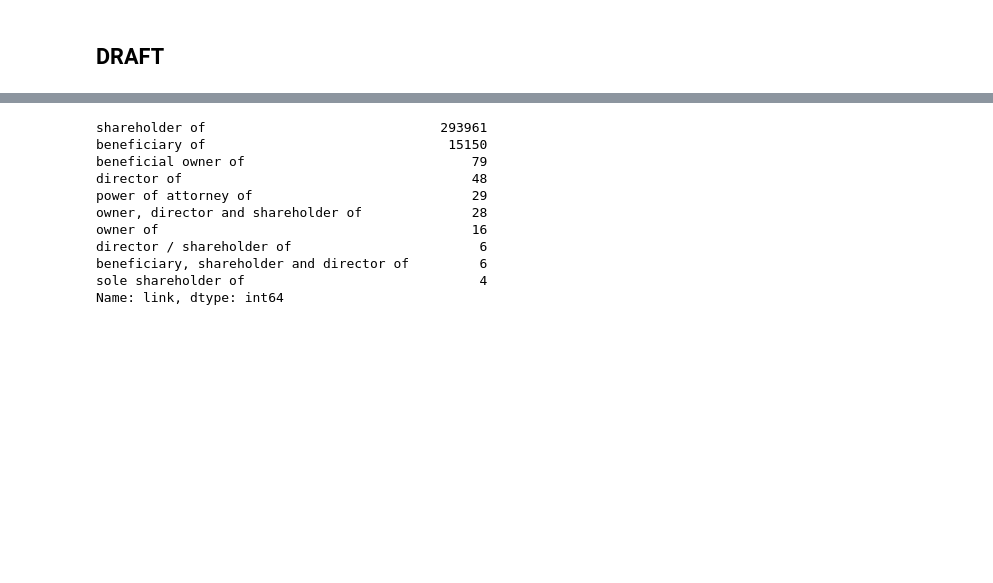
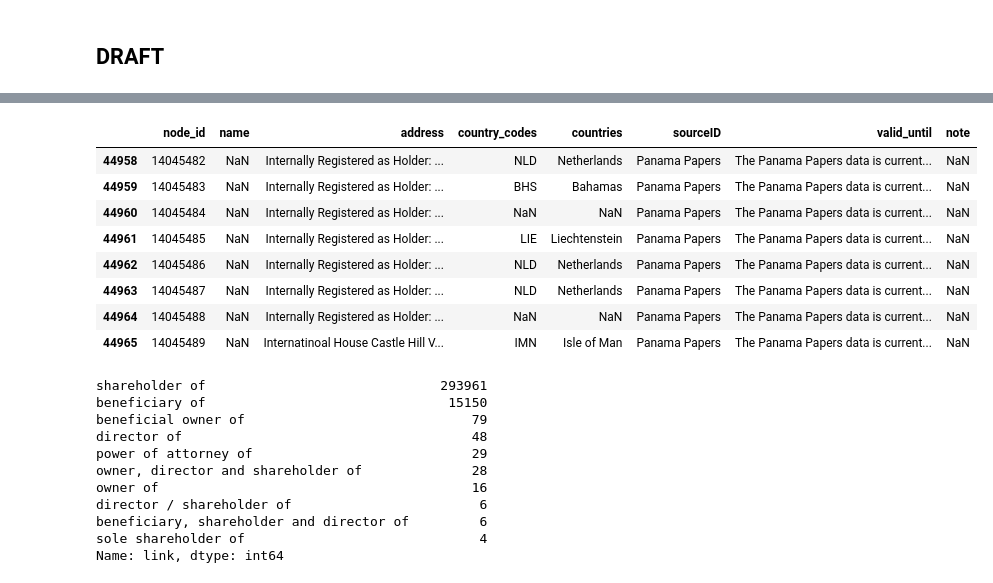
Before and after one commit to dimcel/Panama_papers_SQL, a Jupyter notebook: project.ipynb, the cells around one changed output, grey strips where cells are left out. Saved outputs shown, nothing was run; the diff lists cells and outputs as text; code cells hidden in the pictures; blank space fills up the shorter version.

```diff
--- a/project.ipynb
+++ b/project.ipynb
@@ -41,3 +98,15 @@ Shape of Edges end =  307082
+# %%
+address[(address["node_id"] >= 14045482) & (address["node_id"] <= 14045489)]
+# %% [output]
+|  | node_id | name | address | country_codes | countries | sourceID | valid_until | note |
+| 44958 | 14045482 | NaN | Internally Registered as Holder: ... | NLD | Netherlands | Panama Papers | The Panama Papers data is current... | NaN |
+| 44959 | 14045483 | NaN | Internally Registered as Holder: ... | BHS | Bahamas | Panama Papers | The Panama Papers data is current... | NaN |
+| 44960 | 14045484 | NaN | Internally Registered as Holder: ... | NaN | NaN | Panama Papers | The Panama Papers data is current... | NaN |
+| 44961 | 14045485 | NaN | Internally Registered as Holder: ... | LIE | Liechtenstein | Panama Papers | The Panama Papers data is current... | NaN |
+| 44962 | 14045486 | NaN | Internally Registered as Holder: ... | NLD | Netherlands | Panama Papers | The Panama Papers data is current... | NaN |
+| 44963 | 14045487 | NaN | Internally Registered as Holder: ... | NLD | Netherlands | Panama Papers | The Panama Papers data is current... | NaN |
+| 44964 | 14045488 | NaN | Internally Registered as Holder: ... | NaN | NaN | Panama Papers | The Panama Papers data is current... | NaN |
+| 44965 | 14045489 | NaN | Internatinoal House Castle Hill V... | IMN | Isle of Man | Panama Papers | The Panama Papers data is current... | NaN |
 # %%
 edges.loc[edges['TYPE'] == 'officer_of']['link'].value_counts().head(10)
 # %% [output]
```
Also changed, not shown: parts of 5 cells of this notebook, 3 other files.
